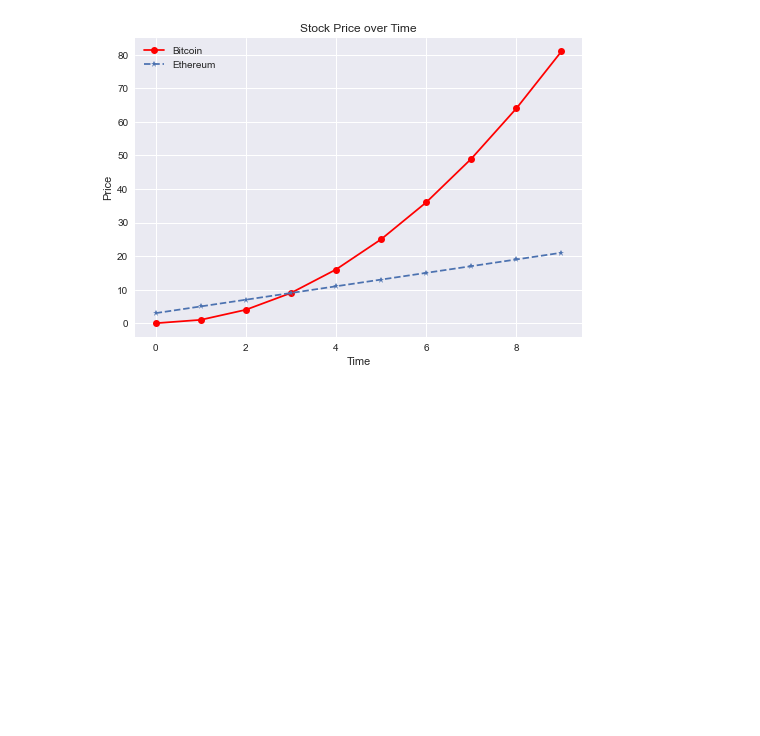
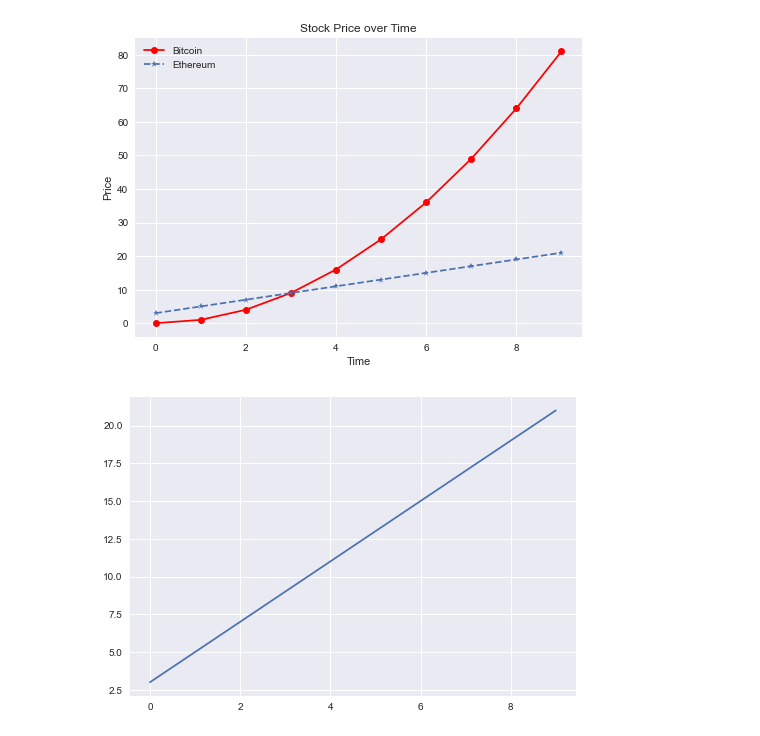
Before and after one commit to RGTechno/DataScience_Python, a Jupyter notebook: Matplotlib/plots.ipynb, the cells around one changed output. Saved outputs shown, nothing was run; the diff lists cells and outputs as text; code cells hidden in the pictures; blank space fills up the shorter version.

```diff
--- a/Matplotlib/plots.ipynb
+++ b/Matplotlib/plots.ipynb
@@ -45,3 +45,11 @@ plt.legend()
 plt.show()
 # %% [output]
 [figure]
+# %%
+# Note: We could also provide with only single 1D array as plot argument if X axis       data is not available.
+# So it plots the array as Y axis and indices of arrays as X axis
+
+plt.plot(y2)
+plt.show()
+# %% [output]
+[figure, added]
```
Also changed, not shown: parts of 4 cells of this notebook.
